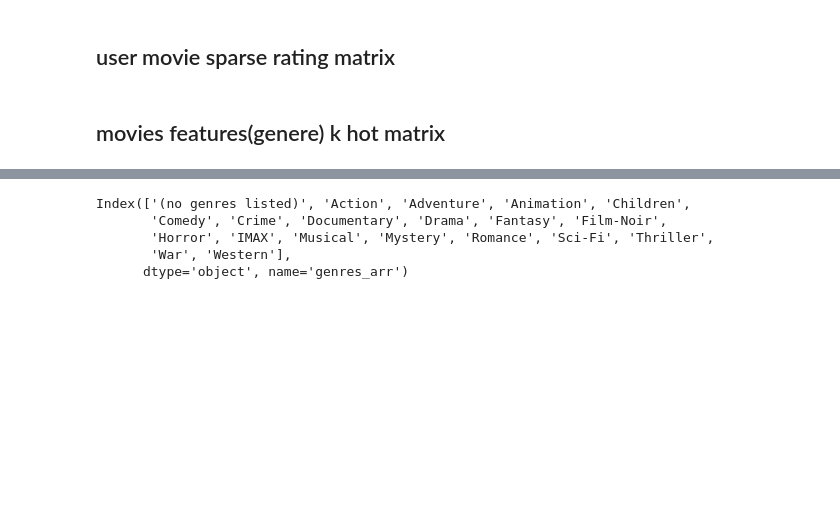
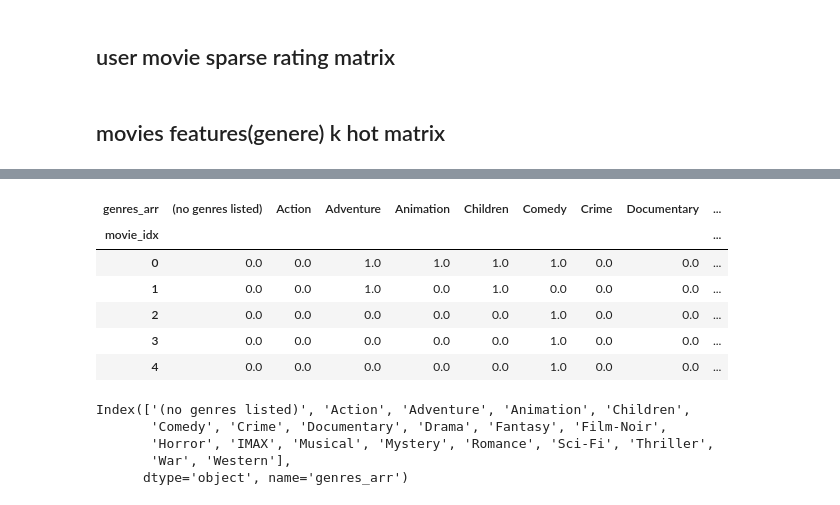
Before and after one commit to NishantBaheti/Recommendation-Systems, a Jupyter notebook: notebooks/basic_content_based.ipynb, the cells around one changed output, grey strips where cells are left out. Cells and saved outputs as stored; diff of their text form; code cells hidden in the pictures; blank space fills up the shorter version.

```diff
--- a/notebooks/basic_content_based.ipynb
+++ b/notebooks/basic_content_based.ipynb
@@ -350,3 +362,17 @@ movie_features_sparse_matrix =  movies_tmp.pivot_table(index='movie_idx', column
+# %%
+movies_tmp.insert(loc=0, value=1, column='cnt')
+
+movie_features_sparse_matrix =  movies_tmp.pivot_table(index='movie_idx', columns='genres_arr', values='cnt', aggfunc='count').fillna(0)
+
+movie_features_sparse_matrix.head()
+# %% [output]
+| genres_arr | (no genres listed) | Action | Adventure | Animation | Children | Comedy | Crime | Documentary | ... |
+| movie_idx |  |  |  |  |  |  |  |  | ... |
+| 0 | 0.0 | 0.0 | 1.0 | 1.0 | 1.0 | 1.0 | 0.0 | 0.0 | ... |
+| 1 | 0.0 | 0.0 | 1.0 | 0.0 | 1.0 | 0.0 | 0.0 | 0.0 | ... |
+| 2 | 0.0 | 0.0 | 0.0 | 0.0 | 0.0 | 1.0 | 0.0 | 0.0 | ... |
+| 3 | 0.0 | 0.0 | 0.0 | 0.0 | 0.0 | 1.0 | 0.0 | 0.0 | ... |
+| 4 | 0.0 | 0.0 | 0.0 | 0.0 | 0.0 | 1.0 | 0.0 | 0.0 | ... |
 # %%
 features = movie_features_sparse_matrix.columns
 features
```
Also changed, not shown: parts of 4 cells of this notebook.
